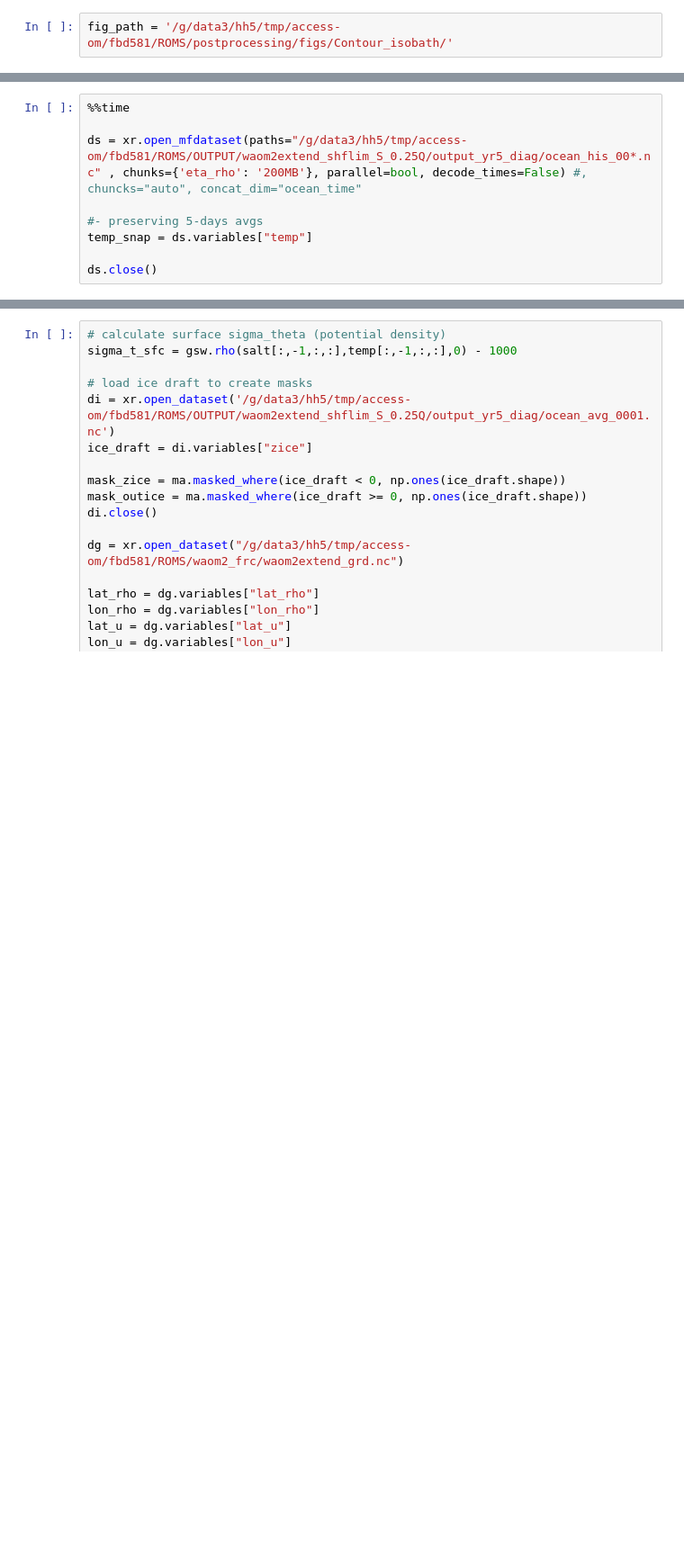
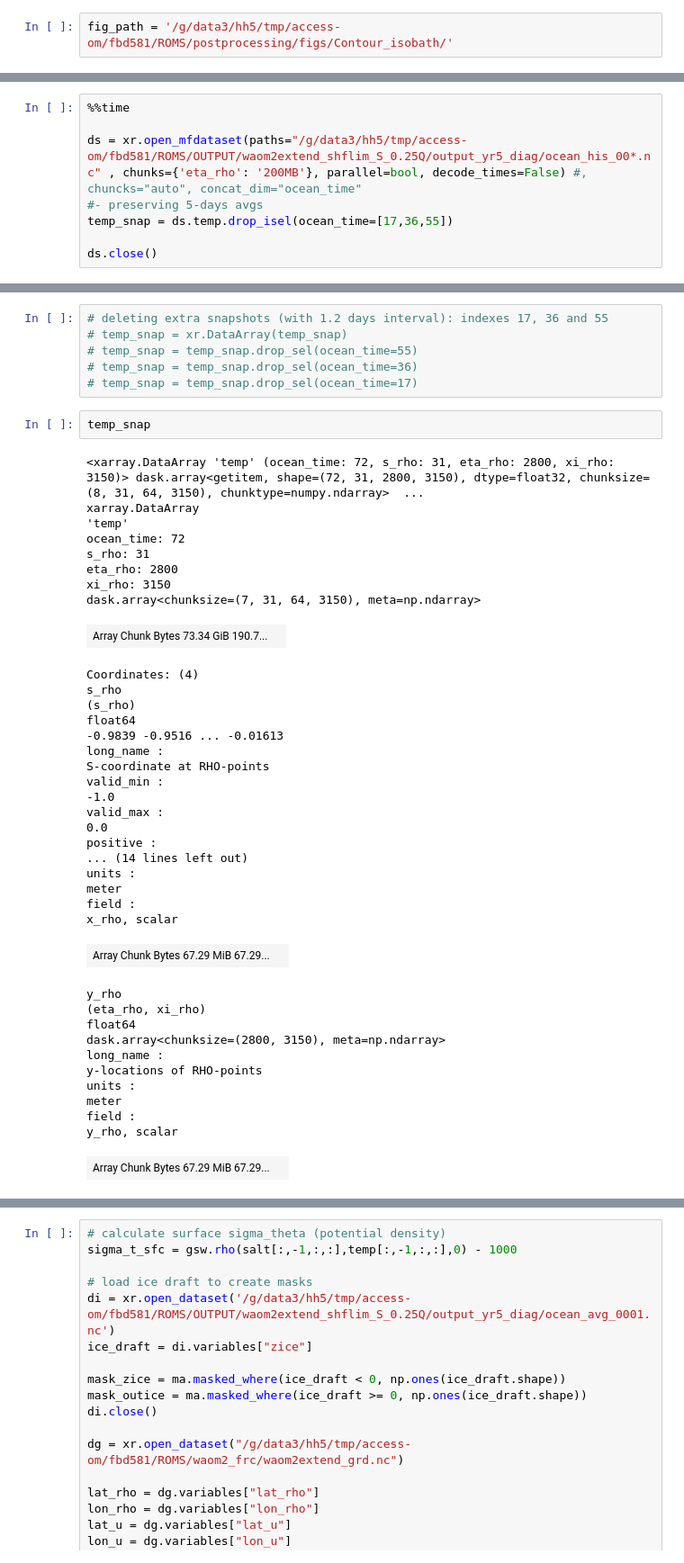
Before and after one commit to fabiobdias/waom_notebook, a Jupyter notebook: OHB_shelf/WAOM2extend_shflim_S_0.25Q_OHB_shelf_budget_closure.ipynb, the cells around one changed output, grey strips where cells are left out. Shown at 90% size. Drawn from its saved outputs; the diff is of its cells as text; blank space fills up the shorter version.

```diff
--- a/OHB_shelf/WAOM2extend_shflim_S_0.25Q_OHB_shelf_budget_closure.ipynb
+++ b/OHB_shelf/WAOM2extend_shflim_S_0.25Q_OHB_shelf_budget_closure.ipynb
@@ -75,9 +75,8 @@ Wall time: 32 s
 %%time
 
 ds = xr.open_mfdataset(paths="/g/data3/hh5/tmp/access-om/fbd581/ROMS/OUTPUT/waom2extend_shflim_S_0.25Q/output_yr5_diag/ocean_his_00*.nc" , chunks={'eta_rho': '200MB'}, parallel=bool, decode_times=False) #, chuncks="auto", concat_dim="ocean_time"
-
 #- preserving 5-days avgs
-temp_snap = ds.variables["temp"]
+temp_snap = ds.temp.drop_isel(ocean_time=[17,36,55])
 
 ds.close()
 # %% [output]
@@ -85,0 +85,47 @@ Wall time: 21.6 s
+# %%
+# deleting extra snapshots (with 1.2 days interval): indexes 17, 36 and 55
+# temp_snap = xr.DataArray(temp_snap)
+# temp_snap = temp_snap.drop_sel(ocean_time=55)
+# temp_snap = temp_snap.drop_sel(ocean_time=36)
+# temp_snap = temp_snap.drop_sel(ocean_time=17)
+# %%
+temp_snap
+# %% [output]
+<xarray.DataArray 'temp' (ocean_time: 72, s_rho: 31, eta_rho: 2800, xi_rho: 3150)> dask.array<getitem, shape=(72, 31, 2800, 3150), dtype=float32, chunksize=(8, 31, 64, 3150), chunktype=numpy.ndarray>  ...
+xarray.DataArray
+'temp'
+ocean_time: 72
+s_rho: 31
+eta_rho: 2800
+xi_rho: 3150
+dask.array<chunksize=(7, 31, 64, 3150), meta=np.ndarray>
+| Array Chunk Bytes 73.34 GiB 190.7... |  |
+Coordinates: (4)
+s_rho
+(s_rho)
+float64
+-0.9839 -0.9516 ... -0.01613
+long_name :
+S-coordinate at RHO-points
+valid_min :
+-1.0
+valid_max :
+0.0
+positive :
+... (14 lines left out)
+units :
+meter
+field :
+x_rho, scalar
+| Array Chunk Bytes 67.29 MiB 67.29... |  |
+y_rho
+(eta_rho, xi_rho)
+float64
+dask.array<chunksize=(2800, 3150), meta=np.ndarray>
+long_name :
+y-locations of RHO-points
+units :
+meter
+field :
+y_rho, scalar
+| Array Chunk Bytes 67.29 MiB 67.29... |  |
```
Also changed, not shown: parts of 14 cells of this notebook, 8 other files.
